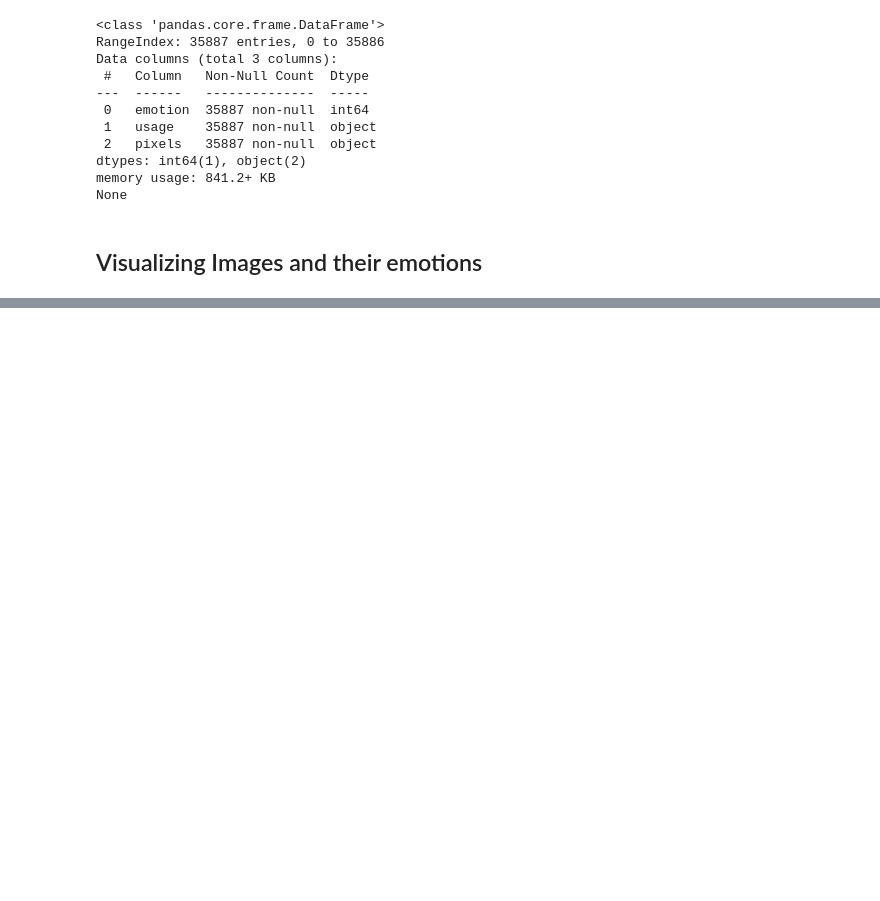
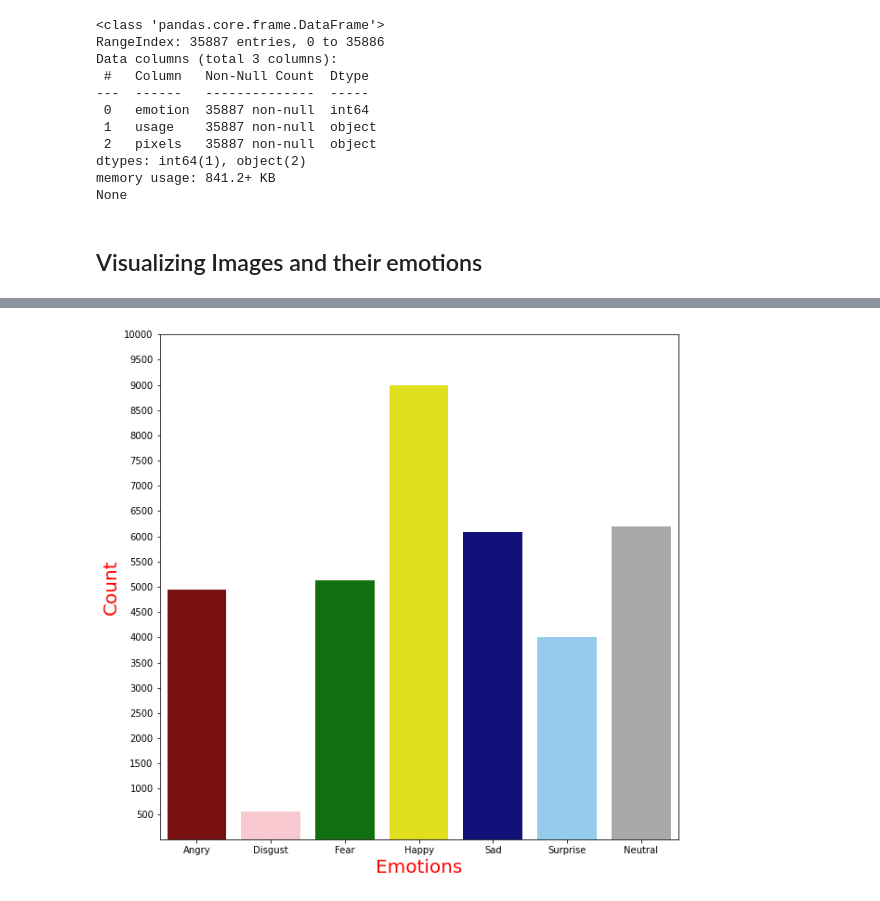
Before and after one commit to matteo-bertini/Facial-Expression-Recognition, a Jupyter notebook: Exploratory_Data_Analysis.ipynb, the cells around one changed output, grey strips where cells are left out. Cells and saved outputs as stored; diff of their text form; code cells hidden in the pictures; blank space fills up the shorter version.

```diff
--- a/Exploratory_Data_Analysis.ipynb
+++ b/Exploratory_Data_Analysis.ipynb
@@ -189,0 +210,26 @@ Surprise
+# %%
+# Choosing a personalized color palette for the emotions
+color_palette = {0:"darkred",1:"pink",2:"green",3:"yellow",4:"darkblue",5:"lightskyblue",6:"darkgray"}
+
+# Creating the figure to show
+figure = plt.figure(figsize = (10,10))
+
+# Adding a unique subplot to the figure
+figure.add_subplot(1,1,1)
+
+# Creating the histogram using countplot
+axes = sns.countplot(data=df_icml,x="emotion",palette = color_palette)
+plt.xticks(ticks=range(7),labels=emotions)
+plt.yticks([500,1000,1500,2000,2500,3000,3500,4000,4500,5000,5500,6000,6500,7000,7500,8000,8500,9000,9500,10000])
+
+# Setting x and y labels
+axes.set_xlabel("Emotions",fontsize=20,color="red")
+axes.set_ylabel("Count",fontsize=20,color="red")
+
+# Showing the subplot
+plt.show(axes)
+
+# Showing the computed histogram in a figure
+plt.show(figure)
+# %% [output]
+[figure, added]
```
Also changed, not shown: parts of 5 cells of this notebook.
